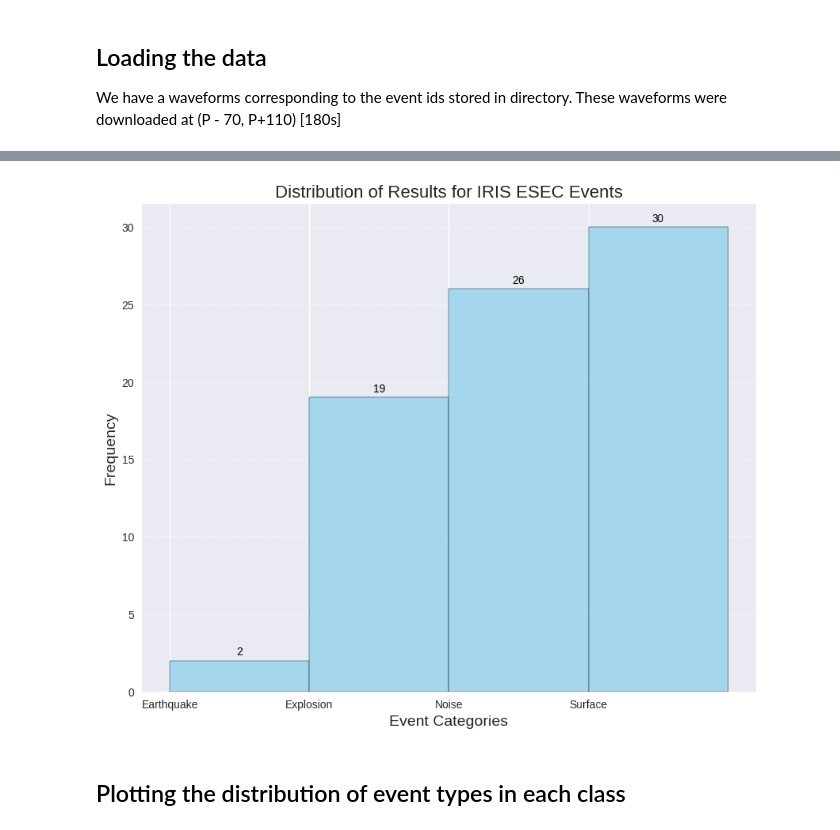
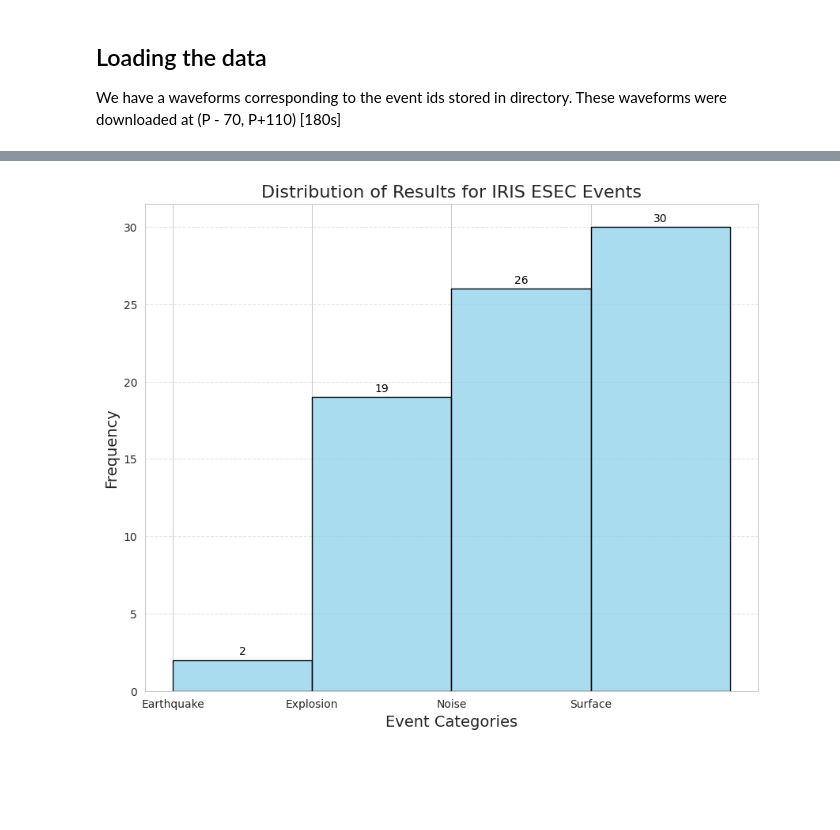
Before and after one commit to Akashkharita/PNW_Seismic_Event_Classification, a Jupyter notebook: notebooks/testing_on_esec_events.ipynb, the cells around one changed output, grey strips where cells are left out. Drawn from its saved outputs; the diff is of its cells as text; code cells hidden in the pictures; blank space fills up the shorter version.

```diff
--- a/notebooks/testing_on_esec_events.ipynb
+++ b/notebooks/testing_on_esec_events.ipynb
@@ -284,5 +280,4 @@ array([3, 3, 3, 3, 3, 2, 2, 2, 3, 2, 2, 2, 1, 1, 1, 3, 3, 1, 3, 3, 1, 3, 3,
 # %%
-plt.style.use('seaborn')
 plt.figure(figsize=(10, 8))
 ax = sns.histplot(results, bins=range(5), color='skyblue', edgecolor='black', alpha=0.7)
 plt.title('Distribution of Results for IRIS ESEC Events', fontsize=16)
@@ -316,26 +309,23 @@ argmax_probs = grouped_features.apply(lambda row: np.argmax(row.values), axis=1)
 grouped_features['max_probs'] = max_probs
 grouped_features['labels'] = argmax_probs
 # %%
-plt.style.use('seaborn')
 plt.figure(figsize=(10, 8))
 ax = sns.histplot(argmax_probs, bins=range(5), color='skyblue', edgecolor='black', alpha=0.7)
 plt.title('Distribution of Results for IRIS ESEC Events', fontsize=16)
 plt.xlabel('Event Categories', fontsize=14)
 plt.ylabel('Frequency', fontsize=14)
 plt.xticks(range(4), labels=['Earthquake', 'Explosion', 'Noise', 'Surface'])
 plt.grid(axis='y', linestyle='--', alpha=0.5)
 
 # Adding annotations with the number of events in each bin
 for p in ax.patches:
     ax.annotate(f'{int(p.get_height())}', (p.get_x() + p.get_width() / 2., p.get_height()),
                 ha='center', va='baseline', fontsize=10, color='black', xytext=(0, 5),
                 textcoords='offset points')
 
 plt.show()
 # %% [output]
-[figure, old version]
+[figure, new version]
-# %% [markdown]
-## Plotting the distribution of event types in each class
 # %%
 classes = ['earthquake', 'explosion', 'noise', 'surface']
 features_ex_physical['predicted_label'] = [classes[results[i]] for i in range(len(results))]
```
Also changed, not shown: parts of 39 cells of this notebook.
